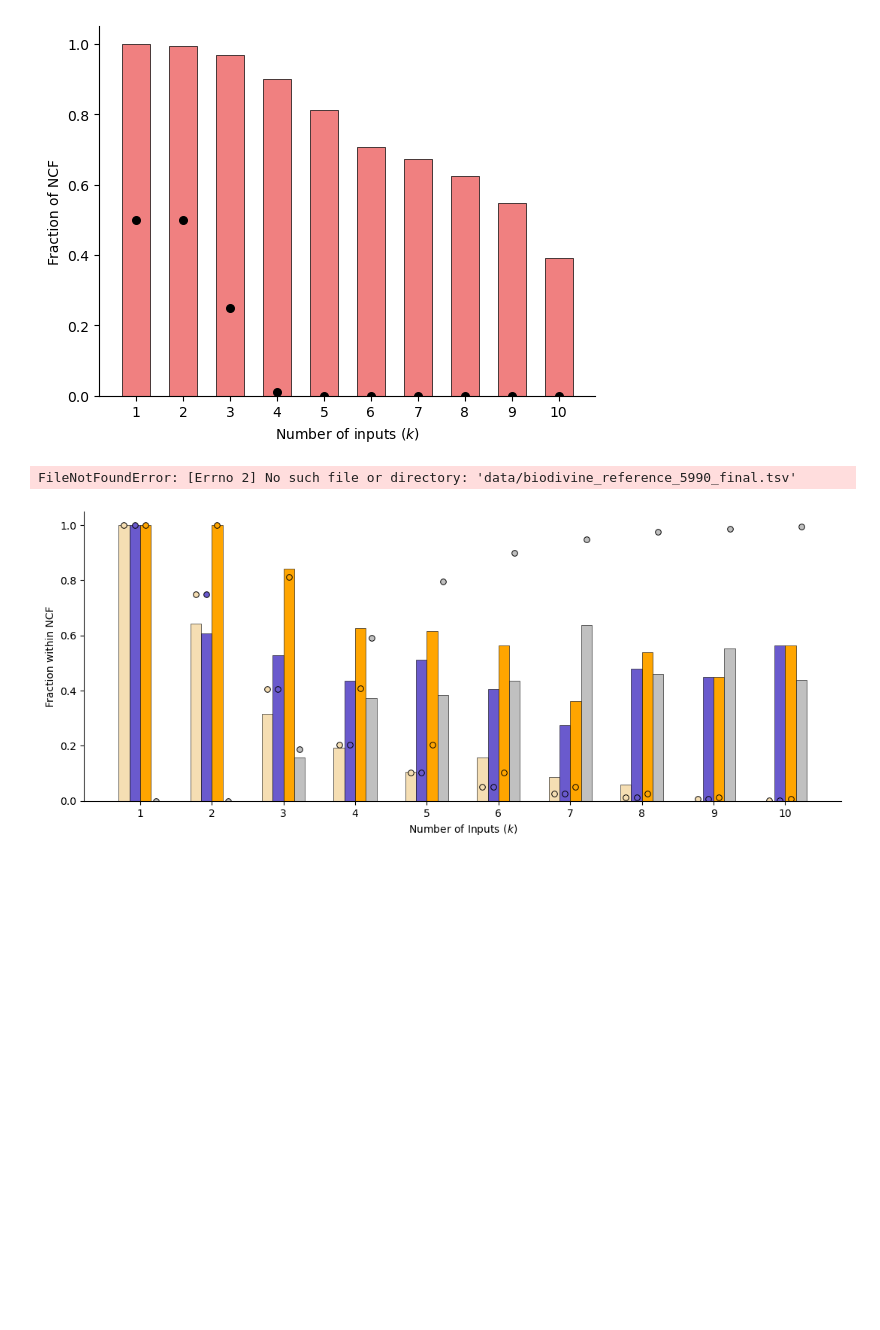
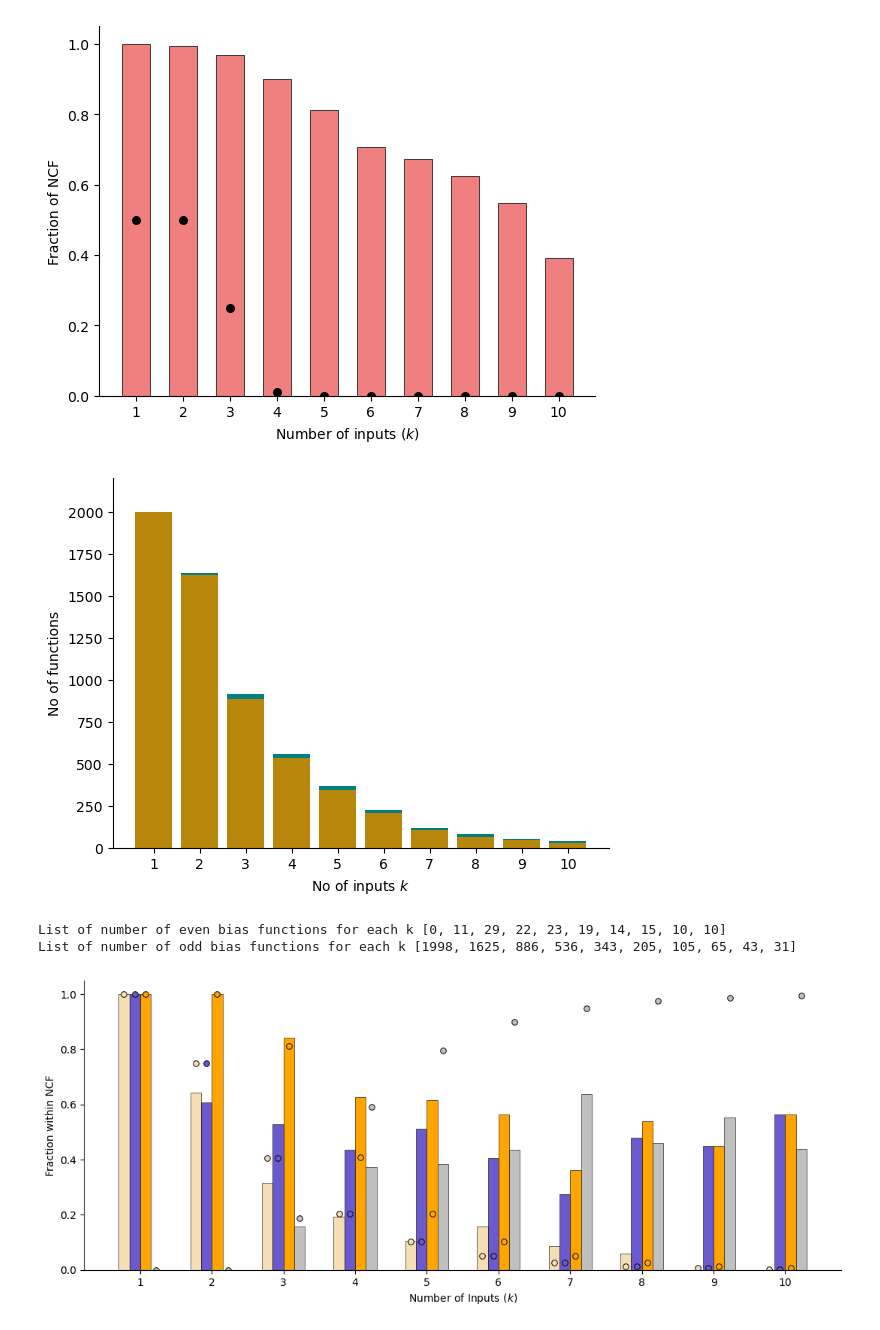
Before and after one commit to asamallab/GenChF, a Jupyter notebook: code/Chain functions final nb.ipynb, the cells around one changed output. Drawn from its saved outputs; the diff is of its cells as text; code cells hidden in the pictures; blank space fills up the shorter version.

```diff
--- a/code/Chain functions final nb.ipynb
+++ b/code/Chain functions final nb.ipynb
@@ -320,33 +327,35 @@ plt.show()
 # %%
 #------------------------------------------------------------------------------------------------------------------
 # odd,even bias stack plot of the BBM dataset
 #------------------------------------------------------------------------------------------------------------------
-df = pd.read_csv('data/biodivine_reference_5990_final.tsv', sep = '\t')
+df = pd.read_csv('../data/biodivine_reference_5990_final.tsv', sep = '\t')
 bias=list(df['bias'])
 def even_func(k):
     even_bias=[bias[i] for i in range(len(bias)) if K[i]==k and bias[i]%2==0 ]
     return even_bias
 def odd_func(k):
     odd_bias=[bias[i] for i in range(len(bias)) if K[i]==k and bias[i]%2==1 ]
     return odd_bias
 even_bias_count=[len(even_func(k)) for k in inputs]
 odd_bias_count=[len(odd_func(k)) for k in inputs]
 fig,ax=plt.subplots()
 x_bar=ax.bar(inputs,odd_bias_count, color='darkgoldenrod',label='odd bias')
 y_bar=ax.bar(inputs,even_bias_count, color='teal',bottom=odd_bias_count,label='even bias')
 ax.set_xlabel('No of inputs ' r'$k$')
 ax.set_ylabel('No of functions')
 ax.set_xticks(inputs)
 ax.set_ylim([0, 2200])
 ax.spines[['right', 'top']].set_visible(False)
 #fig.savefig('Bias_even_odd.pdf',dpi=300)
 plt.show()
 #printing the odd and even axis lists
 print('List of number of even bias functions for each k',even_bias_count)
 print('List of number of odd bias functions for each k',odd_bias_count)
 #These are the numbers put above via illustrator
 # %% [output]
+[figure, added]
-FileNotFoundError: [Errno 2] No such file or directory: 'data/biodivine_reference_5990_final.tsv'
+List of number of even bias functions for each k [0, 11, 29, 22, 23, 19, 14, 15, 10, 10]
+List of number of odd bias functions for each k [1998, 1625, 886, 536, 343, 205, 105, 65, 43, 31]
 # %%
 #------------------------------------------------------------------------------------------------------------------
 # Enrichment analysis plots for BBM dataset
```
Also changed, not shown: parts of 4 cells of this notebook.
